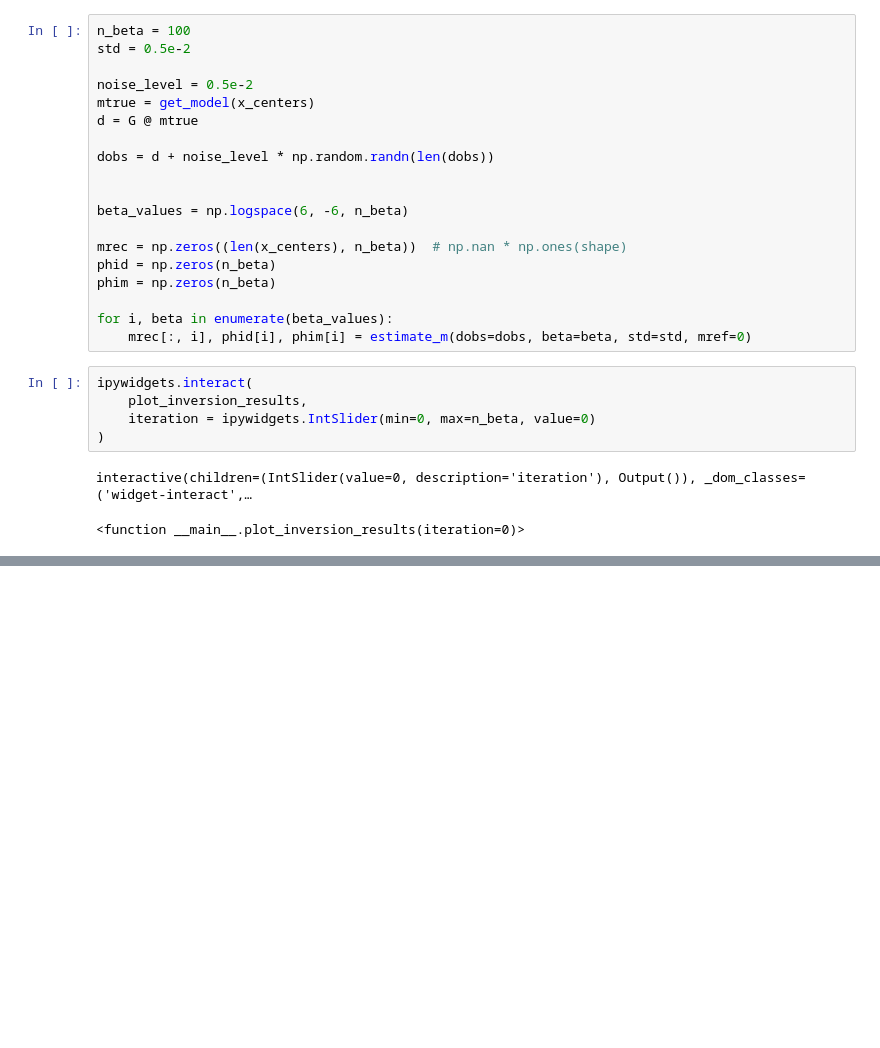
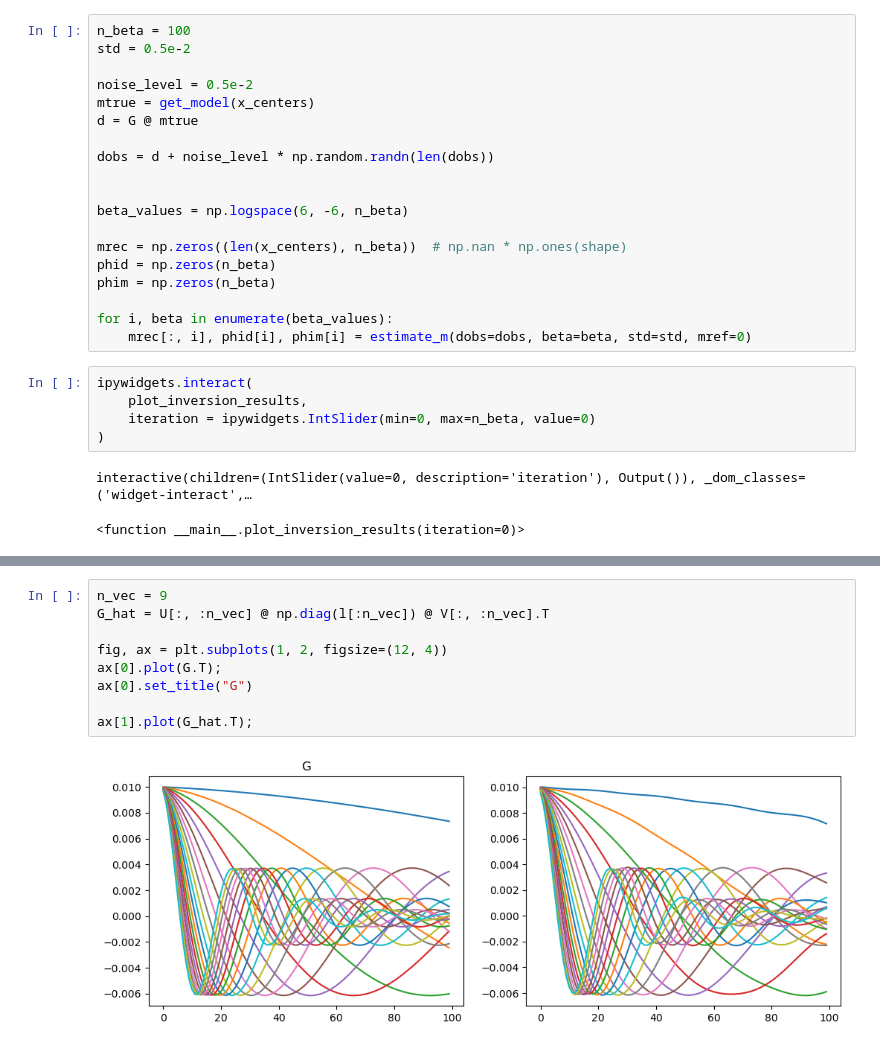
Before and after one commit to lheagy/eosc-454, a Jupyter notebook: lectures/Linear-problem.ipynb, the cells around one changed output, grey strips where cells are left out. Cells and saved outputs as stored; diff of their text form; blank space fills up the shorter version.

```diff
--- a/lectures/Linear-problem.ipynb
+++ b/lectures/Linear-problem.ipynb
@@ -279,0 +331,11 @@ interactive(children=(IntSlider(value=0, description='iteration'), Output()), _d
+# %%
+n_vec = 9
+G_hat = U[:, :n_vec] @ np.diag(l[:n_vec]) @ V[:, :n_vec].T
+
+fig, ax = plt.subplots(1, 2, figsize=(12, 4))
+ax[0].plot(G.T);
+ax[0].set_title("G")
+
+ax[1].plot(G_hat.T);
+# %% [output]
+[figure, added]
```
Also changed, not shown: parts of 19 cells of this notebook.
